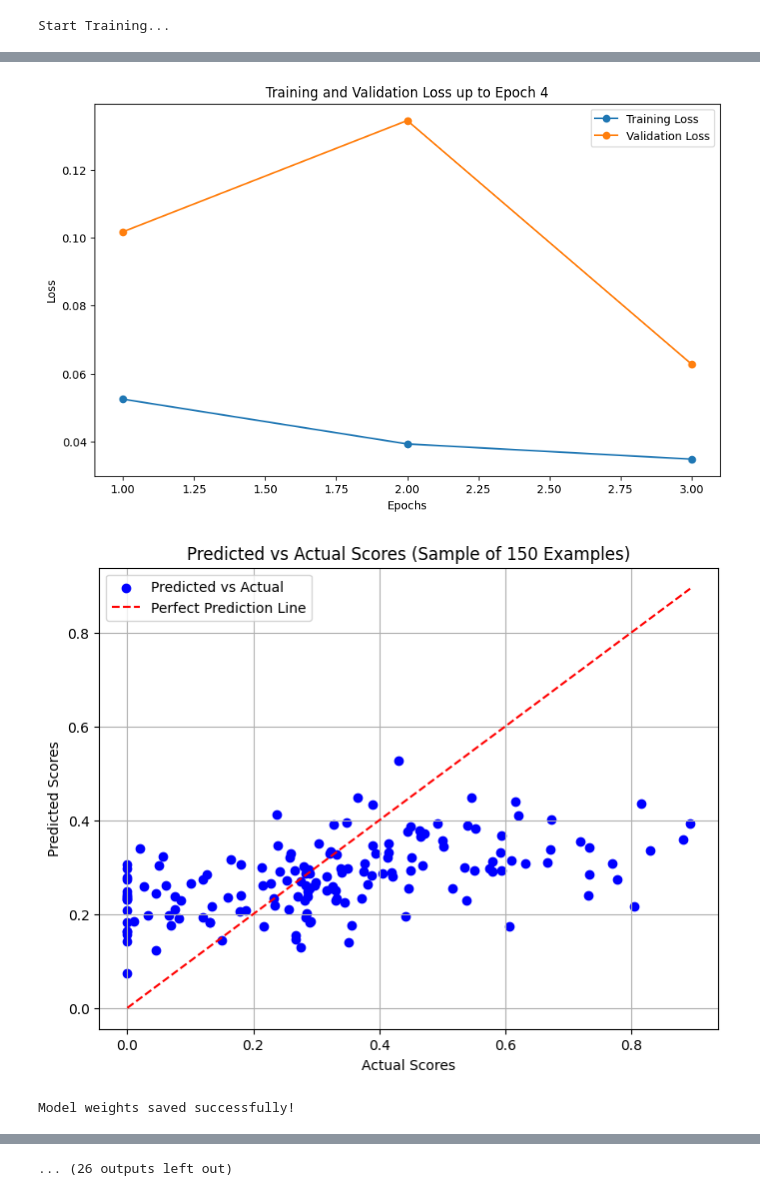
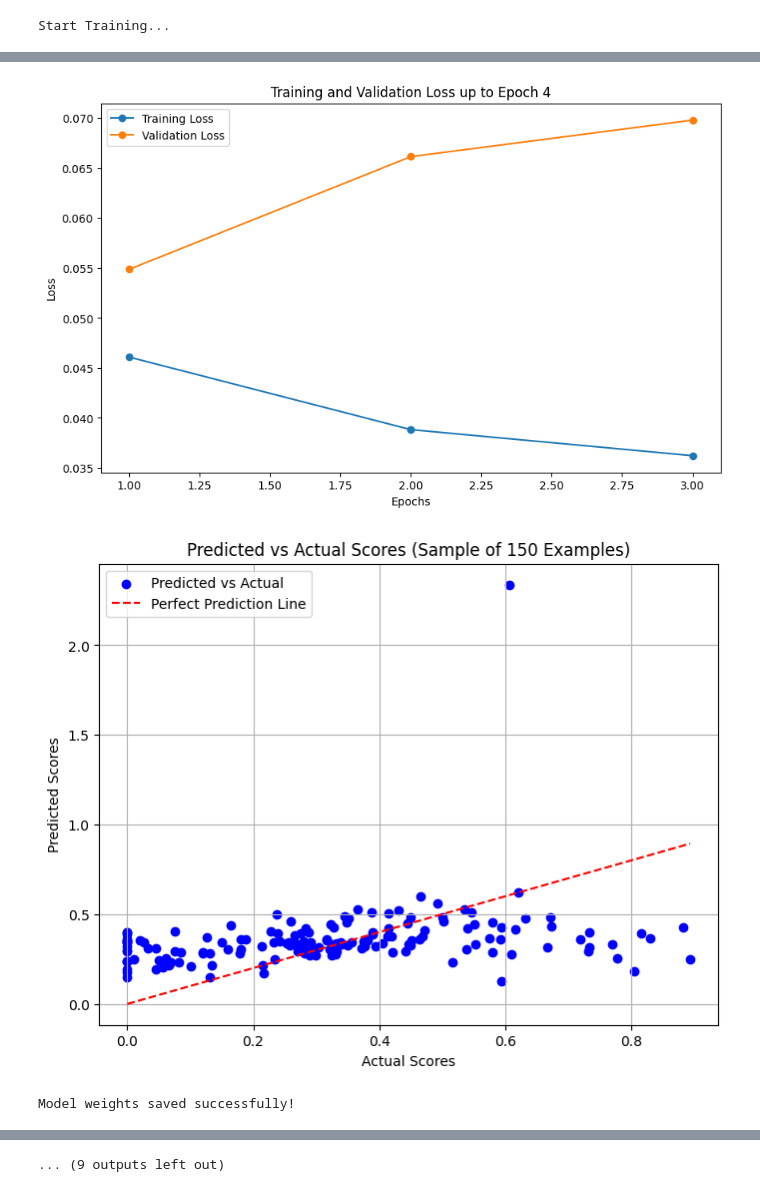
Before and after one commit to jonnyCap/AIR-Project, a Jupyter notebook: RankingSystem/RankingModelNew.ipynb, the cells around one changed output, grey strips where cells are left out. Cells and saved outputs as stored; diff of their text form; code cells hidden in the pictures.

Commit message:
Kaggle Notebook | RankingModelAttention | Version 1

```diff
--- a/RankingSystem/RankingModelNew.ipynb
+++ b/RankingSystem/RankingModelNew.ipynb
@@ -39,7 +39,6 @@ class BusinessIdeaDataset(Dataset):
         scaler = MinMaxScaler()
         normalized_prices = scaler.fit_transform(historical_prices)
         self.data['Normalized_Historical'] = normalized_prices.tolist()
-
 
         score_scaler = MinMaxScaler()
         self.data['Normalized_Score'] = score_scaler.fit_transform(self.data[['Score_2']])
@@ -89,11 +88,15 @@ class BusinessIdeaDataset(Dataset):
         return self.model.encode(preprocessed_text)
 
 class EnhancedRankingModel(nn.Module):
-    def __init__(self, encoding_dim=384, historical_dim=12, hidden_size=256, dropout_rate=0.3):
+    def __init__(self, encoding_dim=384, historical_dim=12, hidden_size=256, dropout_rate=0.1):
         """
         A neural network model for ranking business ideas based on textual encoding and historical stock data.
         """
         super(EnhancedRankingModel, self).__init__()
+
+        # TODO
+        # dimensions
+        #
 
         # Idea encoding branch
         self.idea_fc = nn.Sequential(
@@ -105,19 +108,24 @@ class EnhancedRankingModel(nn.Module):
 
         # Historical stock data branch
         self.stock_fc = nn.Sequential(
-            nn.Linear(historical_dim, hidden_size),
-            nn.BatchNorm1d(hidden_size),  # Batch normalization
+            #nn.Linear(historical_dim, hidden_size), # TODO
+            nn.BatchNorm1d(historical_dim),  # Batch normalization
             nn.ReLU(),
             nn.Dropout(dropout_rate)
         )
 
+        self.attention = nn.MultiheadAttention(embed_dim= hidden_size + historical_dim, num_heads=2, batch_first=True)
+
         # Combined branch
         self.combined_fc = nn.Sequential(
-            nn.Linear(hidden_size * 2, hidden_size),
+            nn.Linear(hidden_size + historical_dim, hidden_size),
             nn.ReLU(),
             nn.Dropout(dropout_rate),
-            nn.Linear(hidden_size, 1)  # Output single score
+            nn.Linear(hidden_size, int(hidden_size/2)),
+            nn.ReLU(),
+            nn.Linear(int(hidden_size/2), 1)
         )
+
 
     def forward(self, idea_encoding, stock_performance):
         """
@@ -132,8 +140,15 @@ class EnhancedRankingModel(nn.Module):
         # Concatenate the features
         combined_features = torch.cat((idea_features, stock_features), dim=1)
 
+        attention_output, _ = self.attention(combined_features.unsqueeze(1),
+                                         combined_features.unsqueeze(1),
+                                         combined_features.unsqueeze(1))
+
+        # Remove the sequence dimension added by attention (squeeze dim=1)
+        attention_output = attention_output.squeeze(1)
         # Compute the score
-        score = self.combined_fc(combined_features)
+        score = self.combined_fc(attention_output)
+
 
         return score.squeeze()
 
@@ -299,3 +314,3 @@ Epoch 3/20, Training Loss: 0.0348, Validation Loss: 0.0628
-[figure, old version]
+[figure, new version]
-[figure, old version]
+[figure, new version]
 Model weights saved successfully!
@@ -305,4 +320,4 @@ Epoch 6/20, Training Loss: 0.0289, Validation Loss: 0.0393
-... (26 outputs left out)
+... (9 outputs left out)
 # %%
 predicted_scores, actual_scores = evaluate_model(model, val_loader, device)
 print(f"Predicted vs Actual Scores ({len(predicted_scores)} Examples):")
```
Also changed, not shown: parts of 2 cells of this notebook.
